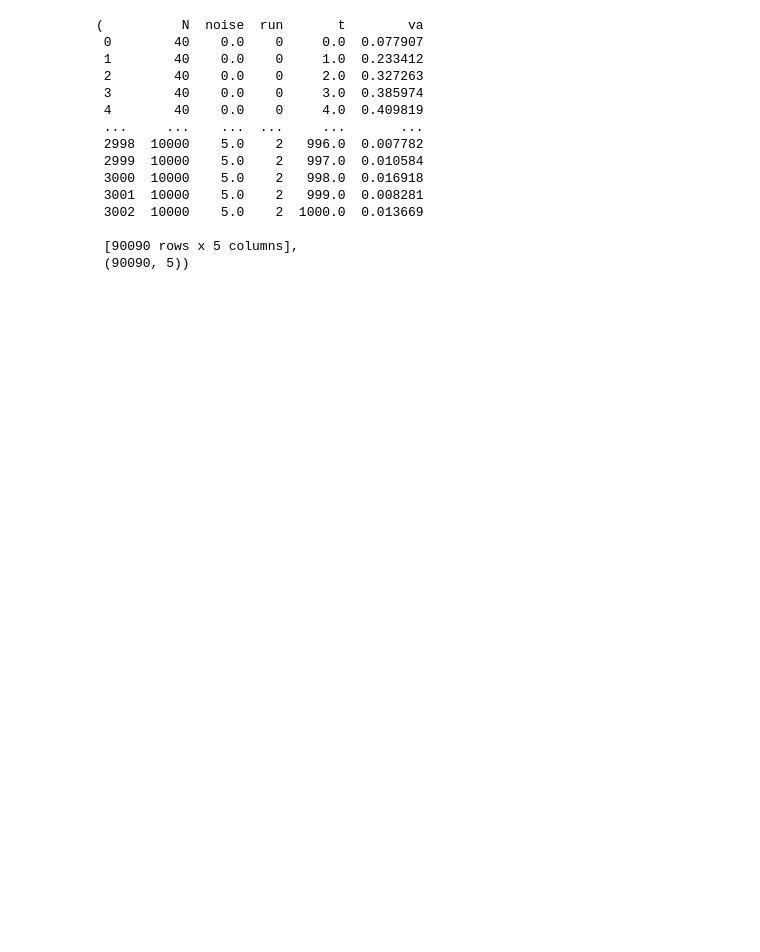
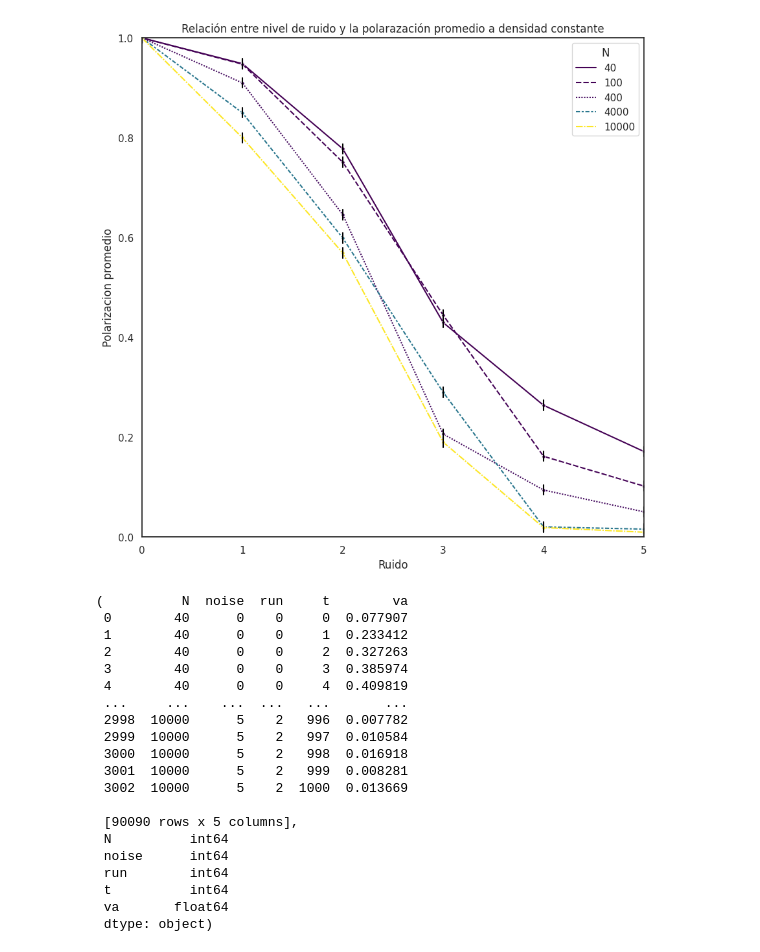
Before and after one commit to lvittor/ss, a Jupyter notebook: notebooks/tp2.ipynb, the cells around one changed output. Drawn from its saved outputs; the diff is of its cells as text; code cells hidden in the pictures; blank space fills up the shorter version.

````diff
--- a/notebooks/tp2.ipynb
+++ b/notebooks/tp2.ipynb
@@ -1,9 +1,10 @@
 # %%
 import pandas as pd
 import matplotlib.pyplot as plt
+import matplotlib.ticker as ticker
 import seaborn as sns
 sns.set()
 sns.set_palette(sns.color_palette("viridis"))
-sns.set_theme(style="dark")
+sns.set_theme(style="white")
 sns.set(rc={'figure.figsize':(10, 10)})
 # %% [markdown]
@@ -21,6 +22,6 @@ Tuples
 (N, L) = [(40, 3), (100, 5), (400, 10), (4000, 32), (10000, 50)]
 ```
 # %%
-df = pd.read_pickle('../TP2/data/simulation_runs.pkl')
-df.head(1000)
+df = pd.read_pickle('../TP2/data/simulation_runs_a.pkl')
+df, df.shape
 # %% [output]
@@ -79,0 +43,5 @@ Text(0, 0.5, 'va promedio')
+# %%
+# Convertir las columnas 'noise', 't' a enteros
+df['noise'] = df['noise'].astype(int)
+df['t'] = df['t'].astype(int)
+df.dtypes
@@ -80,21 +109,47 @@ Text(0, 0.5, 'va promedio')
+# %%
+sns.set_theme(style="white")
+ax = sns.lineplot(x='ruido', y='va_mean', hue='N', data=grouped_df, style='N', palette='viridis', err_style='bars', err_kws={'capsize': 1}, linewidth=1.5, marker='o', markersize=4)
+
+for _, row in grouped_df.iterrows():
+    ax.plot([row['ruido'], row['ruido']], [row['va_mean'] - 0.01, row['va_mean'] + 0.01], color='black')
+
+ax.set_ylabel('Polarizacion promedio')
+ax.set_xlabel('Ruido')
+ax.set_title('Relación entre nivel de ruido y la polarazación promedio a densidad constante')
+
+# Ajustamos los límites de los ejes
+ax.set_ylim(0, 1)
+ax.set_xlim(grouped_df["ruido"].min(), grouped_df["ruido"].max())
+
+fig = plt.gcf()
+
+# Guardar la imagen como PNG
+fig.savefig("va_vs_ruido.png", dpi=300, bbox_inches='tight')
+# %% [output]
+[figure, added]
 # %%
-df, df.shape
+df, df.dtypes
 # %% [output]
-(          N  noise  run       t        va
- 0        40    0.0    0     0.0  0.077907
- 1        40    0.0    0     1.0  0.233412
- 2        40    0.0    0     2.0  0.327263
- 3        40    0.0    0     3.0  0.385974
- 4        40    0.0    0     4.0  0.409819
- ...     ...    ...  ...     ...       ...
- 2998  10000    5.0    2   996.0  0.007782
- 2999  10000    5.0    2   997.0  0.010584
- 3000  10000    5.0    2   998.0  0.016918
- 3001  10000    5.0    2   999.0  0.008281
- 3002  10000    5.0    2  1000.0  0.013669
+(          N  noise  run     t        va
+ 0        40      0    0     0  0.077907
+ 1        40      0    0     1  0.233412
+ 2        40      0    0     2  0.327263
+ 3        40      0    0     3  0.385974
+ 4        40      0    0     4  0.409819
+ ...     ...    ...  ...   ...       ...
+ 2998  10000      5    2   996  0.007782
+ 2999  10000      5    2   997  0.010584
+ 3000  10000      5    2   998  0.016918
+ 3001  10000      5    2   999  0.008281
+ 3002  10000      5    2  1000  0.013669
 
  [90090 rows x 5 columns],
- (90090, 5))
+ N          int64
+ noise      int64
+ run        int64
+ t          int64
+ va       float64
+ dtype: object)
 # %%
 # Suponiendo que tu DataFrame original se llama df, puedes crear un nuevo DataFrame con los valores medios y std de va de la siguiente manera:
 grouped_df = df.groupby(['N', 'noise', 't']).agg({'va': ['mean', 'min', 'max']}).reset_index()
````
Also changed, not shown: parts of 14 cells of this notebook, 5 other files.
